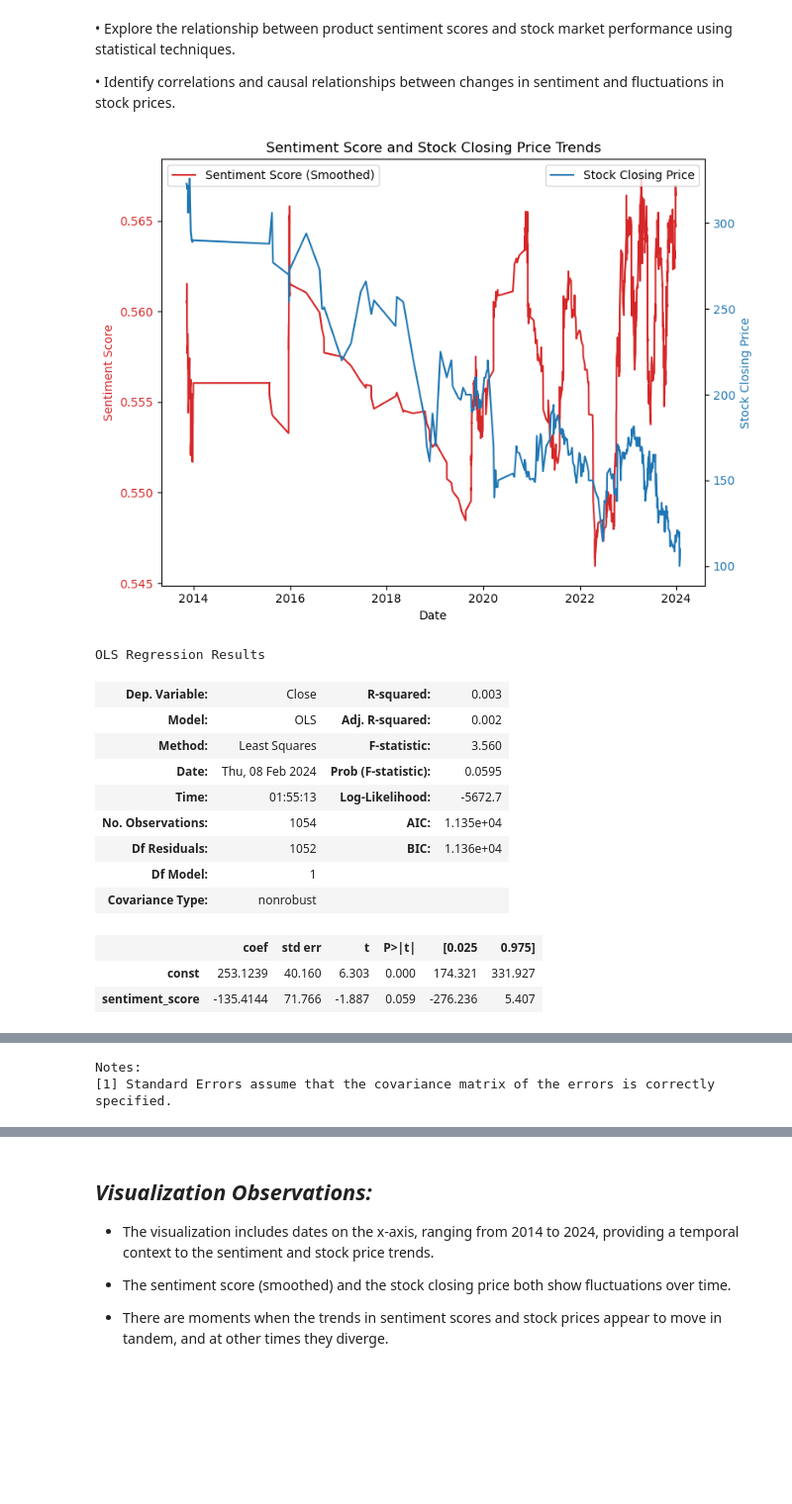
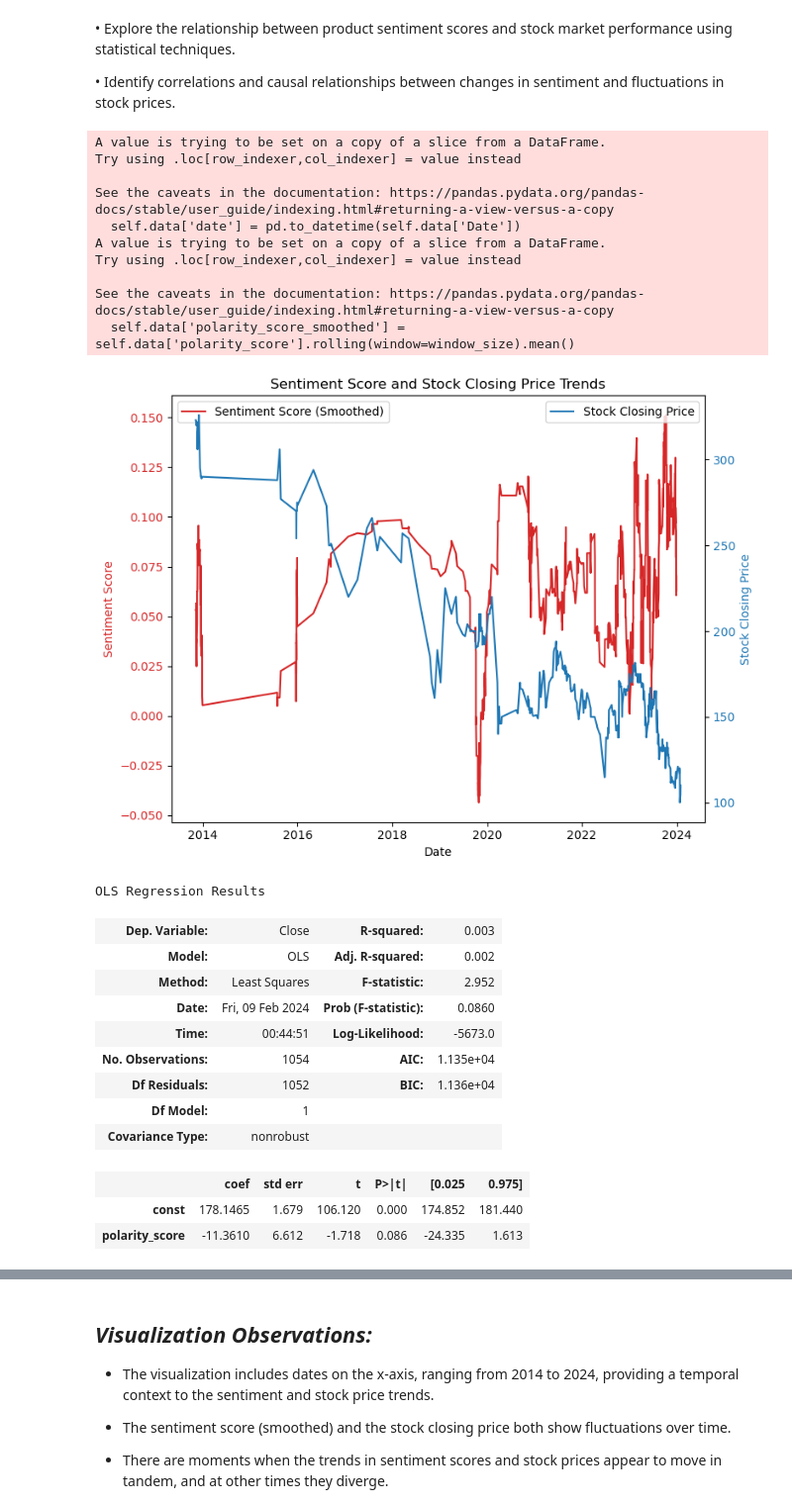
Before and after one commit to derak-isaack/dsc-capstone-project_finale, a Jupyter notebook: code/sentimentanalysis.ipynb, the cells around one changed output, grey strips where cells are left out. Shown at 99% size. Drawn from its saved outputs; the diff is of its cells as text; code cells hidden in the pictures; blank space fills up the shorter version.

```diff
--- a/code/sentimentanalysis.ipynb
+++ b/code/sentimentanalysis.ipynb
@@ -302,6 +253,0 @@ data
-# %%
-# Columns to drop
-columns_to_drop = ['text']
-
-# Dropping columns
-data = data.drop(columns=columns_to_drop)
@@ -479,76 +424,86 @@ class CorrelationAnalysis:
 
     def calculate_correlation(self, method='pearson'):
         if method == 'pearson':
-            corr, p_value = pearsonr(self.data['sentiment_score'], self.data['Close'])
+            corr, p_value = pearsonr(self.data['polarity_score'], self.data['Close'])
         elif method == 'spearman':
-            corr, p_value = spearmanr(self.data['sentiment_score'], self.data['Close'])
+            corr, p_value = spearmanr(self.data['polarity_score'], self.data['Close'])
         else:
             raise ValueError("Unsupported correlation method. Use 'pearson' or 'spearman'.")
         return corr, p_value
 
     def perform_regression_analysis(self):
-        X = sm.add_constant(self.data['sentiment_score'])
+        X = sm.add_constant(self.data['polarity_score'])
         y = self.data['Close']
         model = sm.OLS(y, X).fit()
         return model.summary()
 
     def visualize_trends(self, window_size=50):
         """
-        Visualizes the trends of sentiment scores and stock closing prices over time, with smoothed sentiment scores.
+        Visualizes the trends of polarityscores and stock closing prices over time, with smoothed polarity scores.
 
         Parameters:
-        window_size (int): The window size for calculating the rolling mean of the sentiment scores.
+        window_size (int): The window size for calculating the rolling mean of the polarity scores.
         """
         # Ensure the 'date' column is in datetime format
         self.data['date'] = pd.to_datetime(self.data['Date'])
 
-        # Calculate rolling mean of sentiment scores for smoothing
-        self.data['sentiment_score_smoothed'] = self.data['sentiment_score'].rolling(window=window_size).mean()
+        # Calculate rolling mean of polarity scores for smoothing
+        self.data['polarity_score_smoothed'] = self.data['polarity_score'].rolling(window=window_size).mean()
 
         # Create the plot
         fig, ax1 = plt.subplots(figsize=(8, 6))
 
         # Plot sentiment scores
         color = 'tab:red'
         ax1.set_xlabel('Date')
         ax1.set_ylabel('Sentiment Score', color=color)
-        ax1.plot(self.data['date'], self.data['sentiment_score_smoothed'], color=color, label='Sentiment Score (Smoothed)')
+        ax1.plot(self.data['date'], self.data['polarity_score_smoothed'], color=color, label='Sentiment Score (Smoothed)')
         ax1.tick_params(axis='y', labelcolor=color)
         ax1.legend(loc='upper left')
 
         # Plot stock closing prices
         ax2 = ax1.twinx()
         color = 'tab:blue'
         ax2.set_ylabel('Stock Closing Price', color=color)
         ax2.plot(self.data['date'], self.data['Close'], color=color, label='Stock Closing Price')
         ax2.tick_params(axis='y', labelcolor=color)
         ax2.legend(loc='upper right')
 
         # Rotate date labels for better readability
         plt.xticks(rotation=45)
 
         # Title and layout adjustments
         plt.title('Sentiment Score and Stock Closing Price Trends')
         fig.tight_layout()
 
         # Show the plot
         plt.show()
 
 analysis = CorrelationAnalysis(data)
 analysis.visualize_trends()
 analysis.perform_regression_analysis()
 # %% [output]
+A value is trying to be set on a copy of a slice from a DataFrame.
+Try using .loc[row_indexer,col_indexer] = value instead
+
+See the caveats in the documentation: https://pandas.pydata.org/pandas-docs/stable/user_guide/indexing.html#returning-a-view-versus-a-copy
+  self.data['date'] = pd.to_datetime(self.data['Date'])
+A value is trying to be set on a copy of a slice from a DataFrame.
+Try using .loc[row_indexer,col_indexer] = value instead
+
+See the caveats in the documentation: https://pandas.pydata.org/pandas-docs/stable/user_guide/indexing.html#returning-a-view-versus-a-copy
+  self.data['polarity_score_smoothed'] = self.data['polarity_score'].rolling(window=window_size).mean()
-[figure, old version]
+[figure, new version]
-OLS Regression Results
+OLS Regression Results
 | Dep. Variable: | Close | R-squared: | 0.003 |
 | Model: | OLS | Adj. R-squared: | 0.002 |
-| Method: | Least Squares | F-statistic: | 3.560 |
-| Date: | Thu, 08 Feb 2024 | Prob (F-statistic): | 0.0595 |
-| Time: | 01:55:13 | Log-Likelihood: | -5672.7 |
+| Method: | Least Squares | F-statistic: | 2.952 |
+| Date: | Fri, 09 Feb 2024 | Prob (F-statistic): | 0.0860 |
+| Time: | 00:44:51 | Log-Likelihood: | -5673.0 |
 | No. Observations: | 1054 | AIC: | 1.135e+04 |
 | Df Residuals: | 1052 | BIC: | 1.136e+04 |
 | Df Model: | 1 |  |  |
 | Covariance Type: | nonrobust |  |  |
 |  | coef | std err | t | P>|t| | [0.025 | 0.975] |
-| const | 253.1239 | 40.160 | 6.303 | 0.000 | 174.321 | 331.927 |
-| sentiment_score | -135.4144 | 71.766 | -1.887 | 0.059 | -276.236 | 5.407 |
+| const | 178.1465 | 1.679 | 106.120 | 0.000 | 174.852 | 181.440 |
+| polarity_score | -11.3610 | 6.612 | -1.718 | 0.086 | -24.335 | 1.613 |
@@ -559,2 +513,0 @@ OLS Regression Results
-Notes:
-[1] Standard Errors assume that the covariance matrix of the errors is correctly specified.
```
Also changed, not shown: parts of 19 cells of this notebook, 2 other files.
